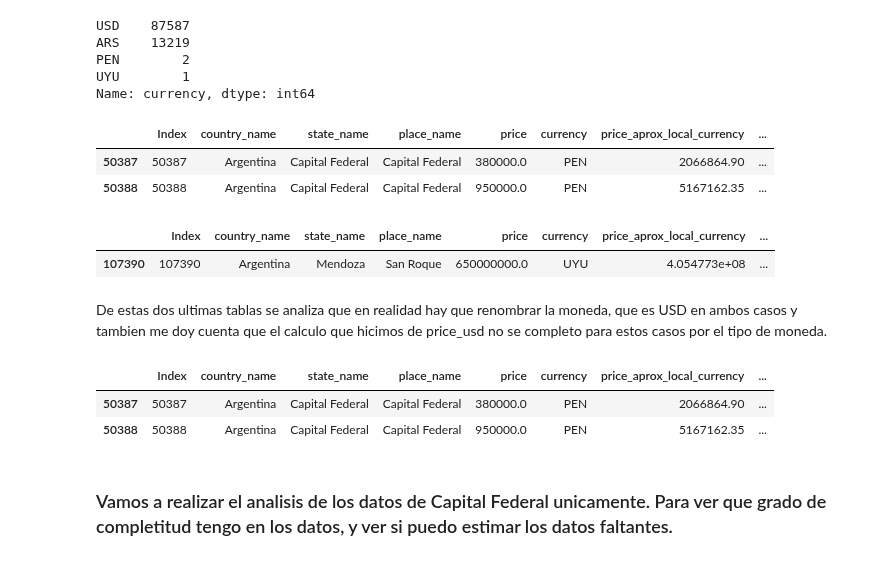
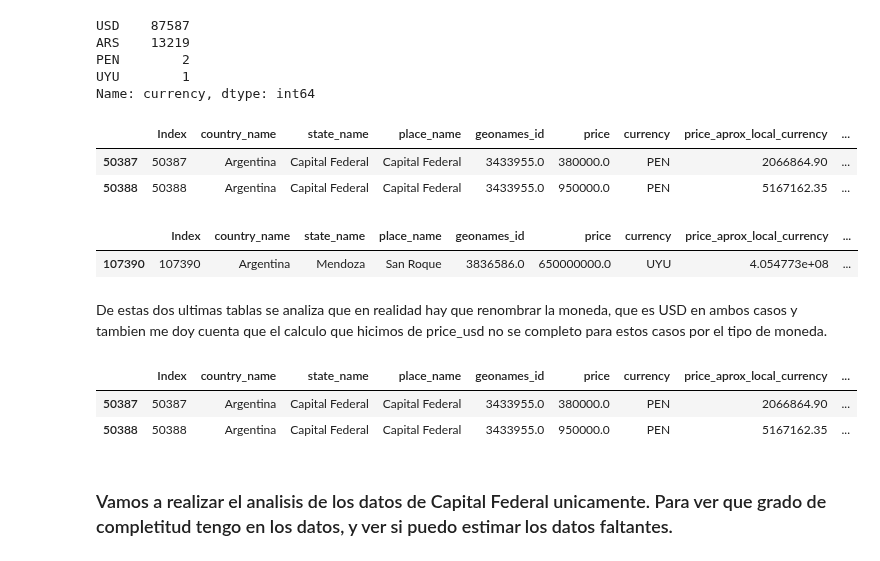
Before and after one commit to nachommm/desafio1, a Jupyter notebook: Precios.v2.ipynb, the cells around one changed output. Drawn from its saved outputs; the diff is of its cells as text; code cells hidden in the pictures.

```diff
--- a/Precios.v2.ipynb
+++ b/Precios.v2.ipynb
@@ -107,9 +107,11 @@ Name: place_name, Length: 1060, dtype: int64
 Vuelvo a calcular el tipo de cambio
 # %%
 
-valores['usdtolocal'] = valores.price_aprox_local_currency / valores.price_aprox_usd
-cambio_usd_max = valores.usdtolocal.max()
-cambio_usd_min = valores.usdtolocal.min()
+data_precio['usdtolocal'] = data_precio.price_aprox_local_currency / data_precio.price_aprox_usd
+cambio_usd_max = data_precio.usdtolocal.max()
+cambio_usd_min = data_precio.usdtolocal.min()
+
+print(data_precio.sample(3))
 
 # Verifico si en el calculo el valor max y min son iguales.
 print(round(cambio_usd_max, 2))
@@ -139,6 +156,6 @@ Hay precios con campos NaN? : True
 # %% [markdown]
 Con esto detectamos que el precio y precio aproximado parecen no ser lo mismo tampoco.
 # %%
-valores['price_usd']= round(valores.apply(lambda x: x['price']  if x['currency'] == 'USD' else (x['price'] * cambio_usd if x['currency'] == 'ARS' else np.NaN), axis=1),2)
-valores.sample(10)
+data_precio['price_usd']= round(data_precio.apply(lambda x: x['price']  if x['currency'] == 'USD' else (x['price'] * x['usdtolocal'] if x['currency'] == 'ARS' else np.NaN), axis=1),2)
+data_precio.sample(10)
 # %% [output]
@@ -189,19 +207,19 @@ UYU        1
 Name: currency, dtype: int64
 # %%
 # Creo una mask para traer esos valores.
-currency_PEN_mask = valores.currency == 'PEN'
-valores.loc[currency_PEN_mask, :]
+currency_PEN_mask = data_precio.currency == 'PEN'
+data_precio.loc[currency_PEN_mask, :]
 # %% [output]
-|  | Index | country_name | state_name | place_name | price | currency | price_aprox_local_currency | ... |
-| 50387 | 50387 | Argentina | Capital Federal | Capital Federal | 380000.0 | PEN | 2066864.90 | ... |
-| 50388 | 50388 | Argentina | Capital Federal | Capital Federal | 950000.0 | PEN | 5167162.35 | ... |
+|  | Index | country_name | state_name | place_name | geonames_id | price | currency | price_aprox_local_currency | ... |
+| 50387 | 50387 | Argentina | Capital Federal | Capital Federal | 3433955.0 | 380000.0 | PEN | 2066864.90 | ... |
+| 50388 | 50388 | Argentina | Capital Federal | Capital Federal | 3433955.0 | 950000.0 | PEN | 5167162.35 | ... |
 # %%
 # Creo una mask para traer esos valores.
-currency_UYU_mask = valores.currency == 'UYU'
-valores.loc[currency_UYU_mask, :]
+currency_UYU_mask = data_precio.currency == 'UYU'
+data_precio.loc[currency_UYU_mask, :]
 # %% [output]
-|  | Index | country_name | state_name | place_name | price | currency | price_aprox_local_currency | ... |
-| 107390 | 107390 | Argentina | Mendoza | San Roque | 650000000.0 | UYU | 4.054773e+08 | ... |
+|  | Index | country_name | state_name | place_name | geonames_id | price | currency | price_aprox_local_currency | ... |
+| 107390 | 107390 | Argentina | Mendoza | San Roque | 3836586.0 | 650000000.0 | UYU | 4.054773e+08 | ... |
 # %% [markdown]
 De estas dos ultimas tablas se analiza que en realidad hay que renombrar la moneda, que es USD en ambos casos y tambien me doy cuenta que el calculo que hicimos de price_usd no se completo para estos casos por el tipo de moneda.
 # %%
@@ -209,10 +227,10 @@ valores['price_usd']= round(valores.apply(lambda x: x['price']  if x['currency']
 # %%
-currency_PEN_mask = valores.currency == 'PEN'
-valores.loc[currency_PEN_mask, :]
+currency_PEN_mask = data_precio.currency == 'PEN'
+data_precio.loc[currency_PEN_mask, :]
 # %% [output]
-|  | Index | country_name | state_name | place_name | price | currency | price_aprox_local_currency | ... |
-| 50387 | 50387 | Argentina | Capital Federal | Capital Federal | 380000.0 | PEN | 2066864.90 | ... |
-| 50388 | 50388 | Argentina | Capital Federal | Capital Federal | 950000.0 | PEN | 5167162.35 | ... |
+|  | Index | country_name | state_name | place_name | geonames_id | price | currency | price_aprox_local_currency | ... |
+| 50387 | 50387 | Argentina | Capital Federal | Capital Federal | 3433955.0 | 380000.0 | PEN | 2066864.90 | ... |
+| 50388 | 50388 | Argentina | Capital Federal | Capital Federal | 3433955.0 | 950000.0 | PEN | 5167162.35 | ... |
 # %% [markdown]
 <h3>Vamos a realizar el analisis de los datos de Capital Federal unicamente. Para ver que grado de completitud tengo en los datos, y ver si puedo estimar los datos faltantes.<h/3>
 # %% [markdown]
```
Also changed, not shown: parts of 16 cells of this notebook.
